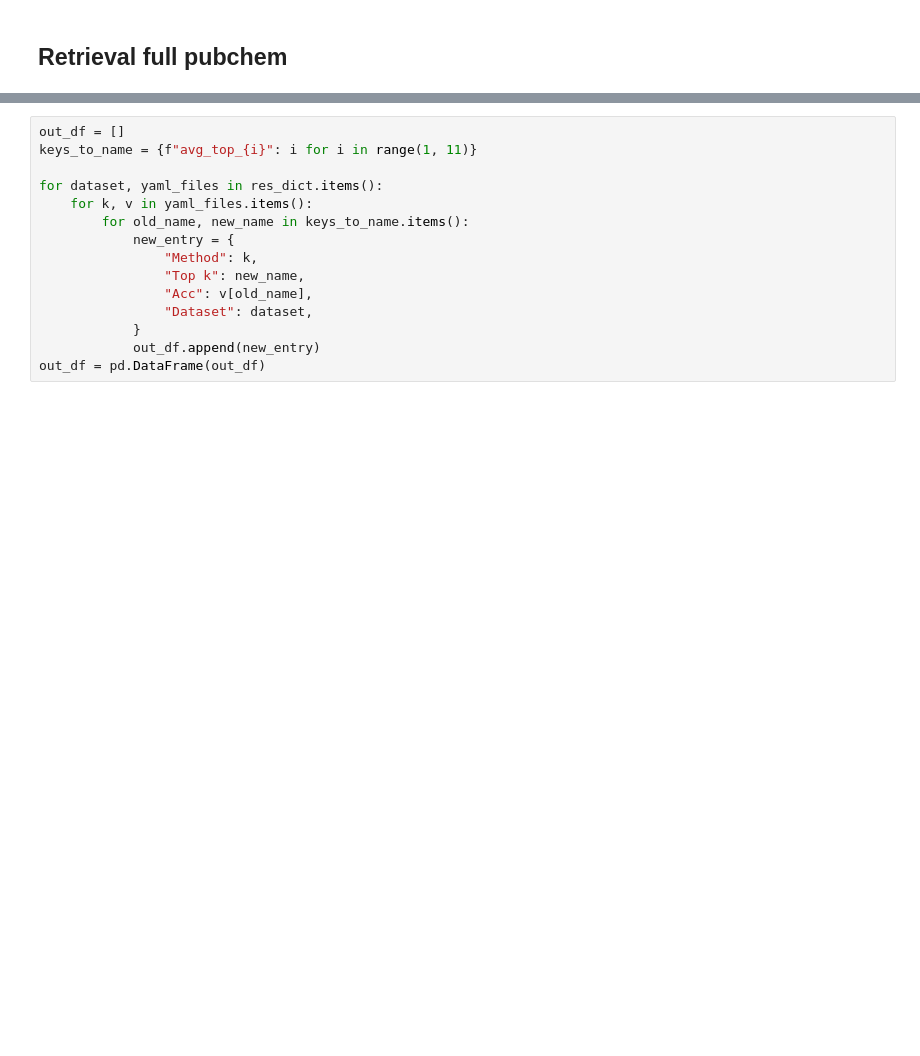
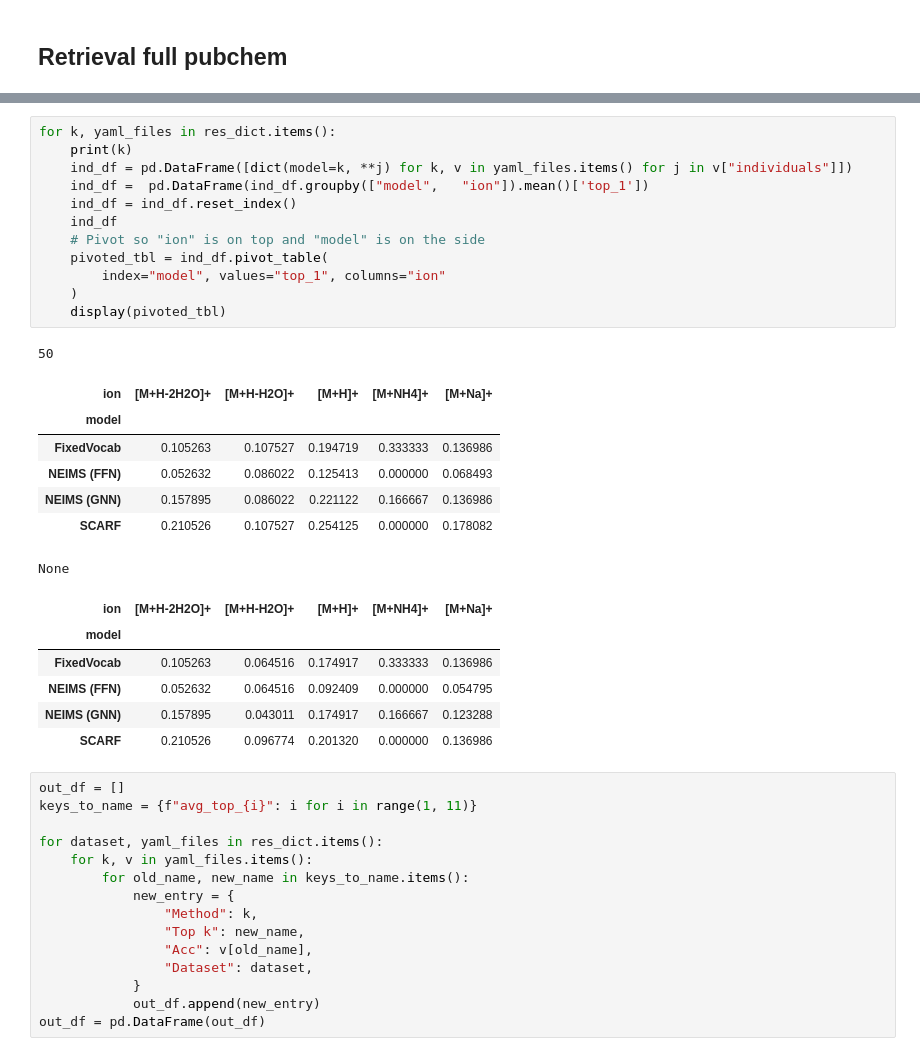
Before and after one commit to samgoldman97/ms-pred, a Jupyter notebook: notebooks/scarf_fig_retrieval.ipynb, the cells around one changed output, grey strips where cells are left out. Saved outputs shown, nothing was run; the diff lists cells and outputs as text; blank space fills up the shorter version.

```diff
--- a/notebooks/scarf_fig_retrieval.ipynb
+++ b/notebooks/scarf_fig_retrieval.ipynb
@@ -509,6 +472,33 @@ for pubchem_num in pubchem_inds:
 
     yaml_files = {i: yaml.safe_load(open(j, "r")) for i, j in zip(names, results_files)}
     res_dict[f"{pubchem_num}"] = yaml_files
+# %%
+for k, yaml_files in res_dict.items():
+    print(k)
+    ind_df = pd.DataFrame([dict(model=k, **j) for k, v in yaml_files.items() for j in v["individuals"]])
+    ind_df =  pd.DataFrame(ind_df.groupby(["model",   "ion"]).mean()['top_1'])
+    ind_df = ind_df.reset_index()
+    ind_df
+    # Pivot so "ion" is on top and "model" is on the side
+    pivoted_tbl = ind_df.pivot_table(
+        index="model", values="top_1", columns="ion"
+    )
+    display(pivoted_tbl)
+# %% [output]
+50
+| ion | [M+H-2H2O]+ | [M+H-H2O]+ | [M+H]+ | [M+NH4]+ | [M+Na]+ |
+| model |  |  |  |  |  |
+| FixedVocab | 0.105263 | 0.107527 | 0.194719 | 0.333333 | 0.136986 |
+| NEIMS (FFN) | 0.052632 | 0.086022 | 0.125413 | 0.000000 | 0.068493 |
+| NEIMS (GNN) | 0.157895 | 0.086022 | 0.221122 | 0.166667 | 0.136986 |
+| SCARF | 0.210526 | 0.107527 | 0.254125 | 0.000000 | 0.178082 |
+None
+| ion | [M+H-2H2O]+ | [M+H-H2O]+ | [M+H]+ | [M+NH4]+ | [M+Na]+ |
+| model |  |  |  |  |  |
+| FixedVocab | 0.105263 | 0.064516 | 0.174917 | 0.333333 | 0.136986 |
+| NEIMS (FFN) | 0.052632 | 0.064516 | 0.092409 | 0.000000 | 0.054795 |
+| NEIMS (GNN) | 0.157895 | 0.043011 | 0.174917 | 0.166667 | 0.123288 |
+| SCARF | 0.210526 | 0.096774 | 0.201320 | 0.000000 | 0.136986 |
 # %%
 out_df = []
 keys_to_name = {f"avg_top_{i}": i for i in range(1, 11)}
```
Also changed, not shown: parts of 13 cells of this notebook, 9 other files.
